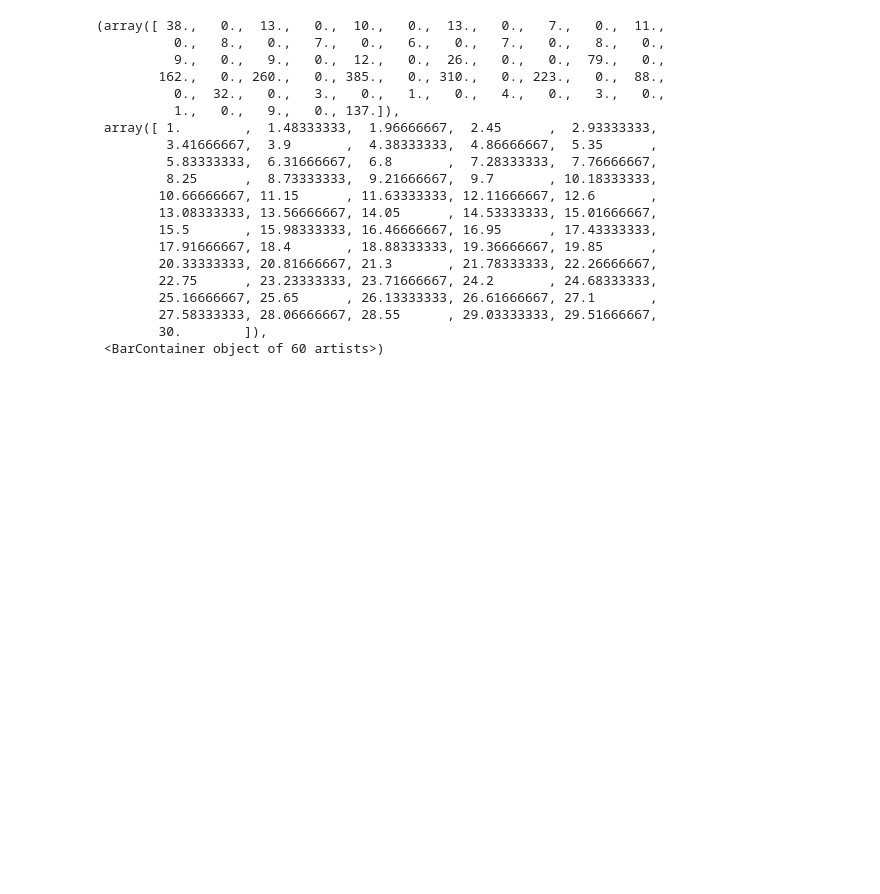
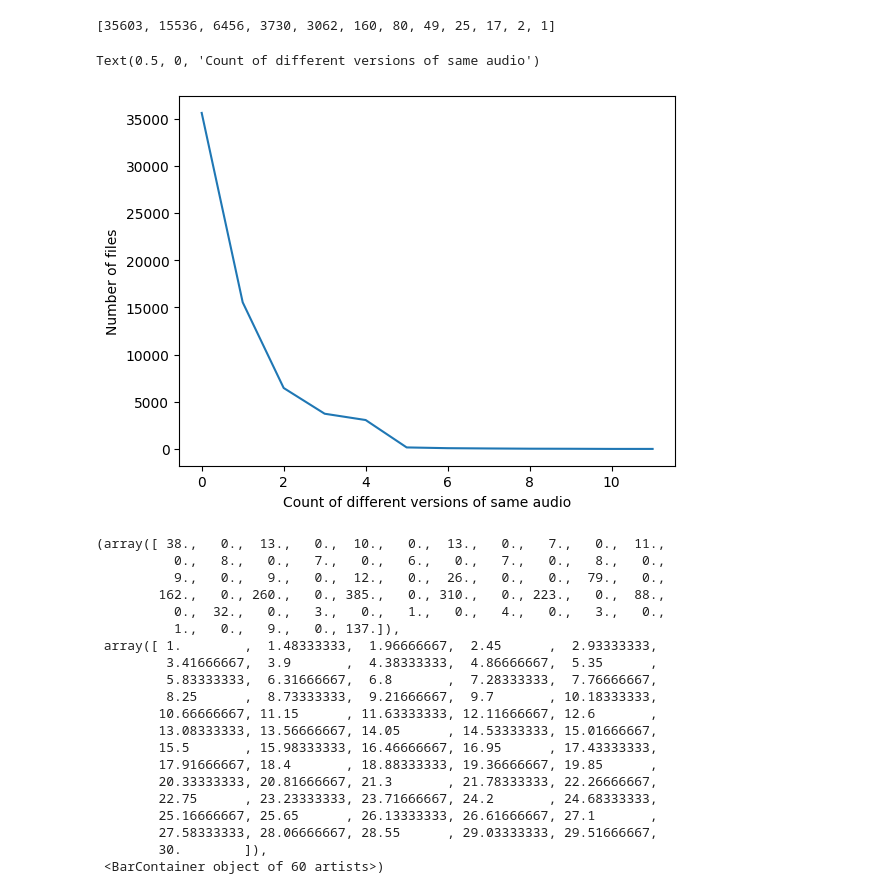
Before and after one commit to pavonism/intro-to-ml, a Jupyter notebook: scripts/DataPreprocessing.ipynb, the cells around one changed output. Saved outputs shown, nothing was run; the diff lists cells and outputs as text; code cells hidden in the pictures; blank space fills up the shorter version.

Commit message:
Adjust splitting the dataset

```diff
--- a/scripts/DataPreprocessing.ipynb
+++ b/scripts/DataPreprocessing.ipynb
@@ -4,6 +5,37 @@ from data_preprocessing.train_test_split import train_test_split_files
 from data_preprocessing.merging import merge_audios_by_speakers
 from data_preprocessing.splitting import split_audio_files
 from data_preprocessing.spectrogram_converter import convert_audio_files_to_images
+# %%
+import glob
+from math import sqrt
+from typing import Dict, List
+
+from matplotlib import pyplot as plt
+
+
+files = glob.glob("../data/tsrc/train/**/*.wav", recursive=True)
+hash_to_files: Dict[str, List[str]] = {}
+
+for file in files:
+    hash_id = file.split("\\")[-1].split(".")[-2].split("_")[-1]
+
+    if not hash_id.isdigit():
+        continue
+
+    if hash_id not in hash_to_files:
+        hash_to_files[hash_id] = []
+    hash_to_files[hash_id].append(file)
+
+
+file_occurances = [len(files) for files in hash_to_files.values()]
+print(file_occurances)
+plt.plot(file_occurances)
+plt.ylabel('Number of files')
+plt.xlabel('Count of different versions of same audio')
+# %% [output]
+[35603, 15536, 6456, 3730, 3062, 160, 80, 49, 25, 17, 2, 1]
+Text(0.5, 0, 'Count of different versions of same audio')
+[figure, added]
 # %%
 import glob
 from typing import Dict, List
```
Also changed, not shown: parts of 3 cells of this notebook, 2 other files.
